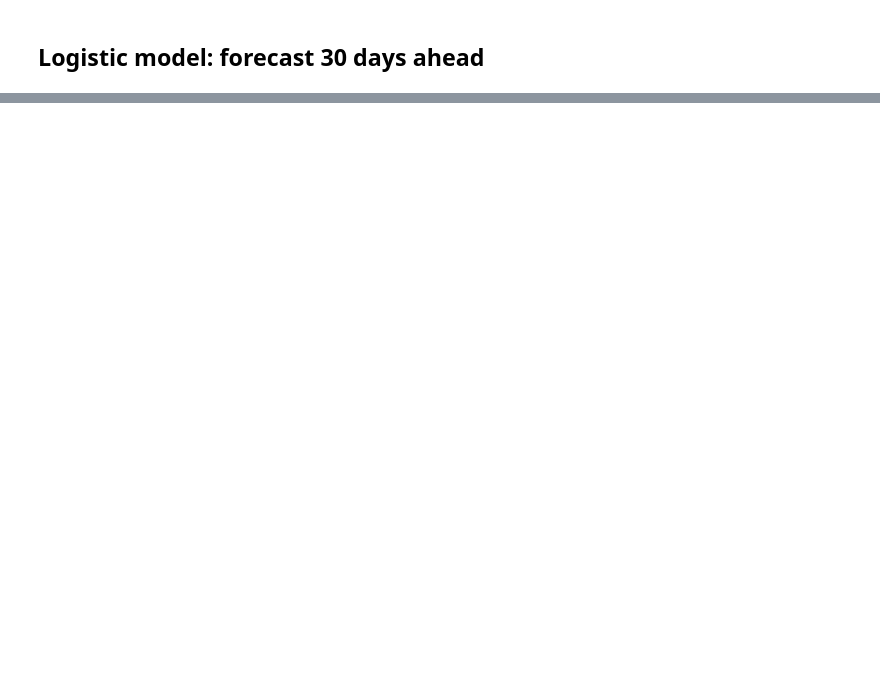
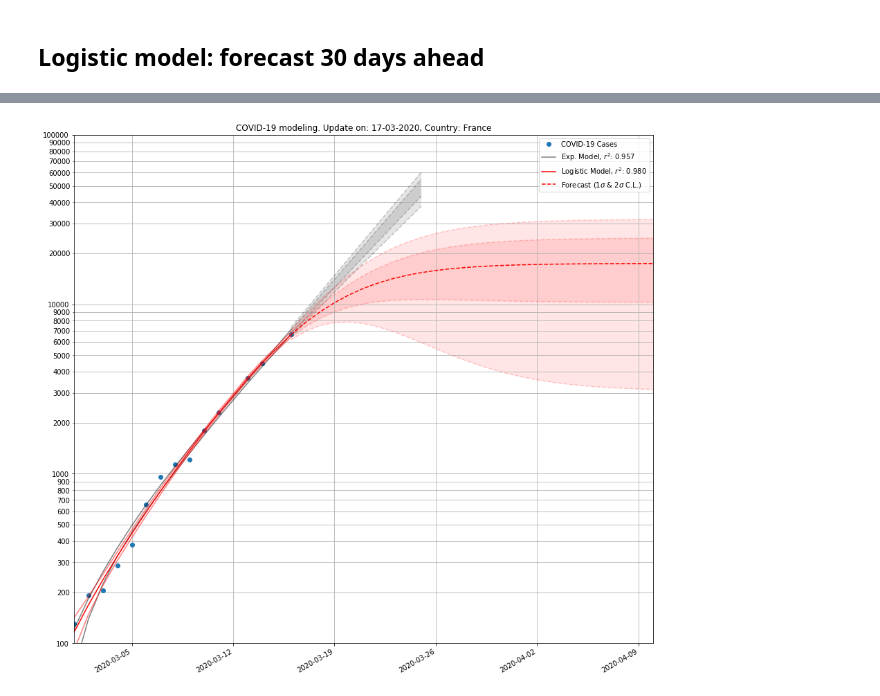
Before and after one commit to remotain/COVID-19, a Jupyter notebook: model_growth.ipynb, the cells around one changed output, grey strips where cells are left out. Drawn from its saved outputs; the diff is of its cells as text; code cells hidden in the pictures; blank space fills up the shorter version.

```diff
--- a/model_growth.ipynb
+++ b/model_growth.ipynb
@@ -267,0 +402,54 @@ display(df_forecast_logit)
+# %%
+# Draw
+_,ax = plt.subplots(figsize=(15,15))
+logy=True
+# Data
+dfit.plot('Date', 'Cases', marker='o', linestyle="None", label='COVID-19 Cases', ax=ax, logy=logy)
+
+# Exponential Model
+#df_predict_exp.plot('Date', 'Model', color='k', linestyle='-', alpha=1, label='_nolegend_', ax=ax)
+df_predict_exp.plot('Date', '1s_sup', color='k', linestyle='-', alpha=0.5, label='Exp. Model, $r^2$: %.3f'% r_square_exp, ax=ax)
+df_predict_exp.plot('Date', '1s_inf', color='k', linestyle='-', alpha=0.5, label='_nolegend_', ax=ax)
+# Exponential Model Forecast
+#df_forecast_exp.plot('Date', 'Forecast', color='k', linestyle='--', alpha=1, label='_nolegend_', ax=ax)
+df_forecast_exp.plot('Date', '1s_sup', color='k', linestyle='--', alpha=0.2, label='_nolegend_', ax=ax)
+df_forecast_exp.plot('Date', '1s_inf', color='k', linestyle='--', alpha=0.2, label='_nolegend_', ax=ax)
+df_forecast_exp.plot('Date', '2s_sup', color='k', linestyle='--', alpha=0.2, label='_nolegend_', ax=ax)
+df_forecast_exp.plot('Date', '2s_inf', color='k', linestyle='--', alpha=0.2, label='_nolegend_', ax=ax)
+ax.fill_between(df_forecast_exp['Date'], df_forecast_exp['1s_inf'], df_forecast_exp['1s_sup'], facecolor="k", alpha=0.1)
+ax.fill_between(df_forecast_exp['Date'], df_forecast_exp['2s_inf'], df_forecast_exp['2s_sup'], facecolor="k", alpha=0.1)
+
+# Logistic Model
+df_predict_logit.plot('Date', 'Model', color='r', linestyle='-', alpha=1, label='Logistic Model, $r^2$: %.3f'% r_square_logit, ax=ax)
+df_predict_logit.plot('Date', '1s_sup', color='r', linestyle='-', alpha=0.5, label='_nolegend_', ax=ax)
+df_predict_logit.plot('Date', '1s_inf', color='r', linestyle='-', alpha=0.5, label='_nolegend_', ax=ax)
+# Logistic Model Forecast
+df_forecast_logit.plot('Date', 'Forecast', color='r', linestyle='--', alpha=1, label='Forecast ($1\sigma$ & $2\sigma$ C.L.)', ax=ax)
+df_forecast_logit.plot('Date', '1s_sup', color='r', linestyle='--', alpha=0.2, label='_nolegend_', ax=ax)
+df_forecast_logit.plot('Date', '1s_inf', color='r', linestyle='--', alpha=0.2, label='_nolegend_', ax=ax)
+df_forecast_logit.plot('Date', '2s_sup', color='r', linestyle='--', alpha=0.2, label='_nolegend_', ax=ax)
+df_forecast_logit.plot('Date', '2s_inf', color='r', linestyle='--', alpha=0.2, label='_nolegend_', ax=ax)
+ax.fill_between(df_forecast_logit['Date'], df_forecast_logit['2s_inf'], df_forecast_logit['2s_sup'], facecolor="red", alpha=0.1)
+ax.fill_between(df_forecast_logit['Date'], df_forecast_logit['1s_inf'], df_forecast_logit['1s_sup'], facecolor="red", alpha=0.1)
+
+formatter = matplotlib.ticker.ScalarFormatter()
+formatter.set_scientific(False)
+ax.yaxis.set_minor_formatter(formatter)
+ax.yaxis.set_major_formatter(formatter)
+
+from datetime import datetime
+plt.title('COVID-19 modeling. Update on: %s, Country: %s' %(datetime.today().strftime('%d-%m-%Y'),dfit['Country/Region'].values[0]))
+plt.grid(axis='both',which='both')
+plt.xlabel('')
+
+#Axis limit
+ax.set_xlim(['2020-03-01','2020-04-10'])
+ax.set_ylim([100, 100000])
+
+# Zoom
+#ax.set_xlim(['2020-03-13','2020-03-16'])
+#ax.set_ylim([20000, 28000])
+
+plt.show()
+# %% [output]
+[figure, added]
```
Also changed, not shown: parts of 11 cells of this notebook.
